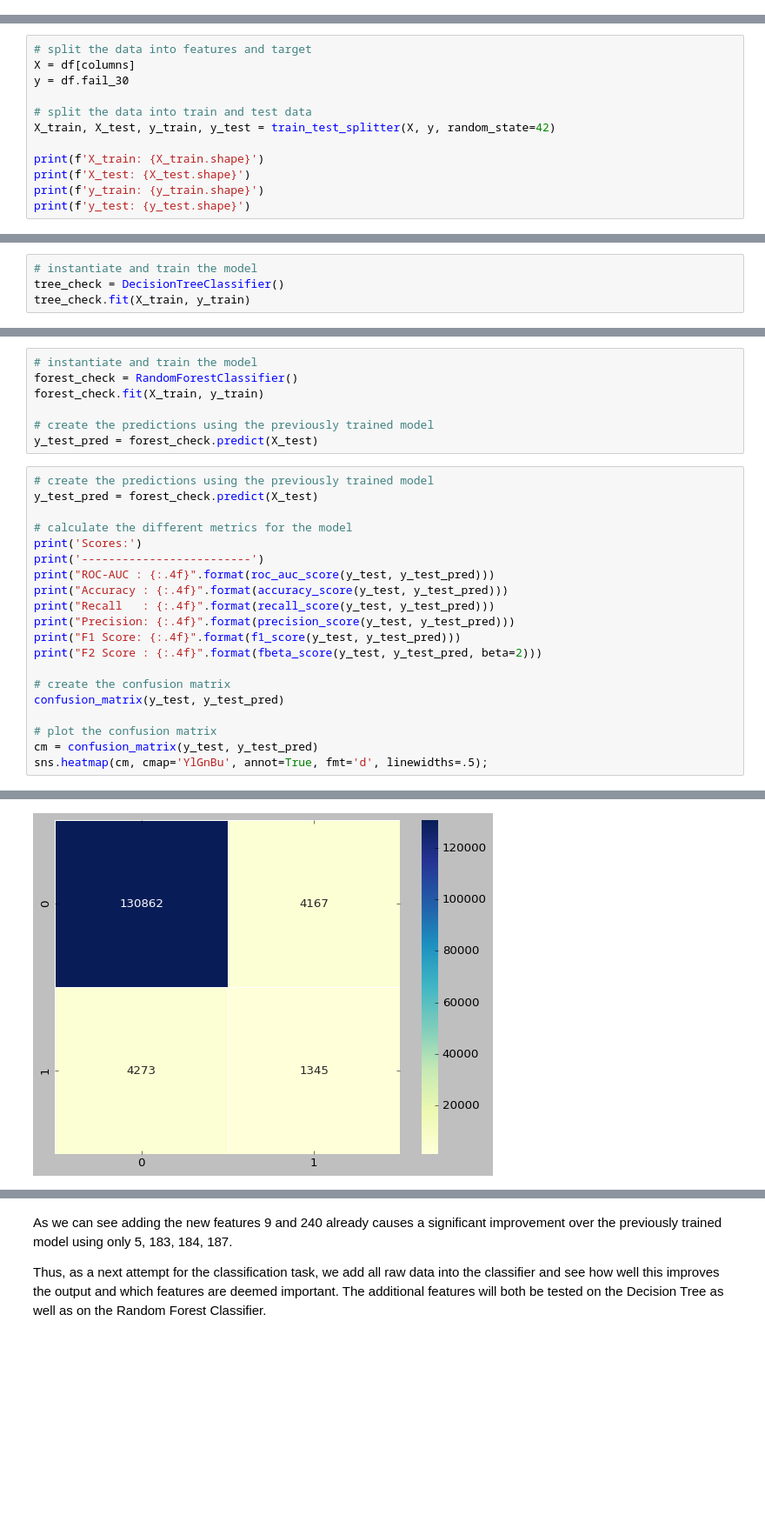
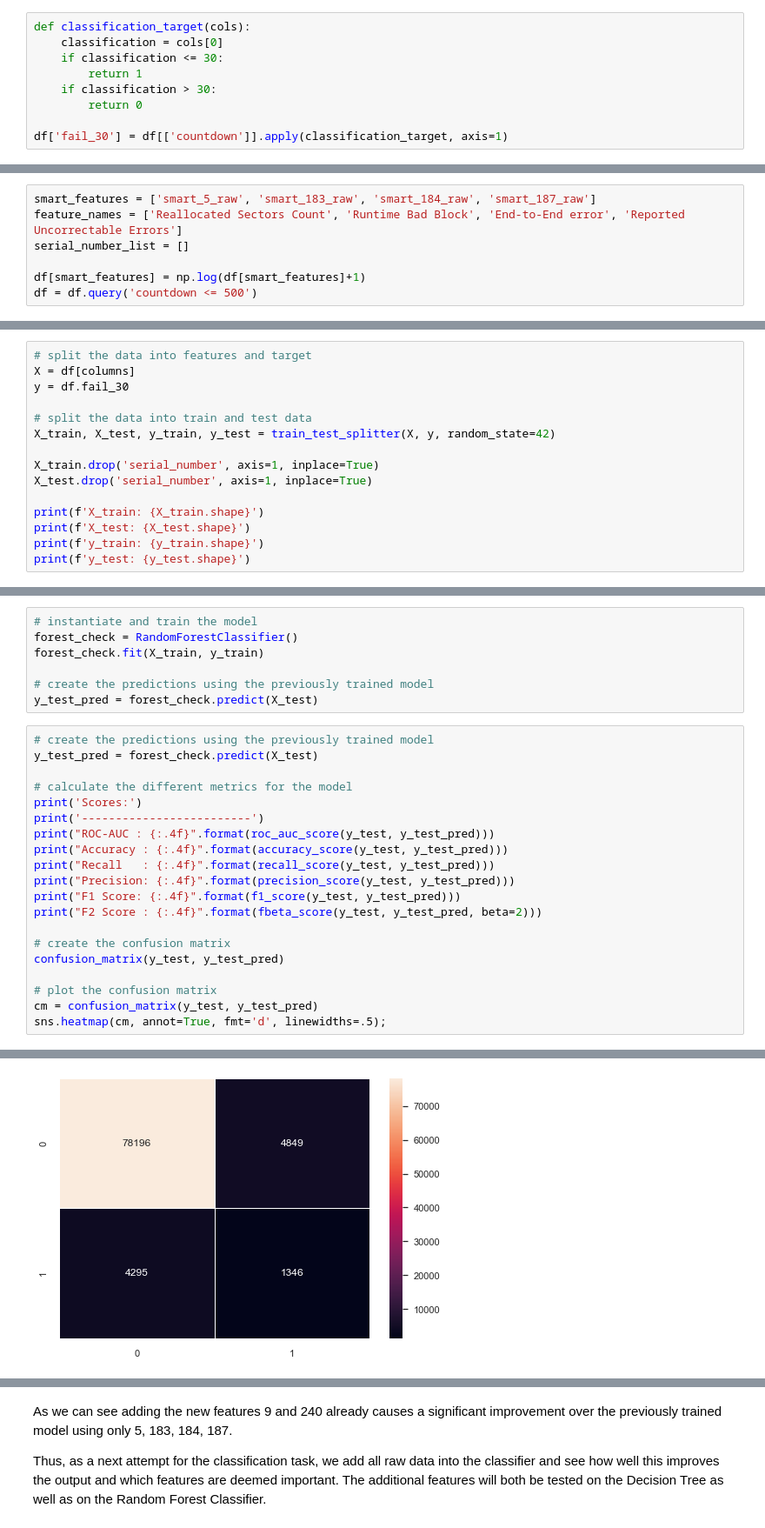
Before and after one commit to wcmphysics/DataScienceBootcamp-Capstone, a Jupyter notebook: notebooks/daniela_modelling.ipynb, the cells around one changed output, grey strips where cells are left out. Shown at 87% size. Drawn from its saved outputs; the diff is of its cells as text; blank space fills up the shorter version.

```diff
--- a/notebooks/daniela_modelling.ipynb
+++ b/notebooks/daniela_modelling.ipynb
@@ -65,3 +68,12 @@ df.shape
+# %%
+def classification_target(cols):
+    classification = cols[0]
+    if classification <= 30:
+        return 1
+    if classification > 30:
+        return 0
+
+df['fail_30'] = df[['countdown']].apply(classification_target, axis=1)
 # %% [markdown]
 ## Baseline Model
 
@@ -120,0 +133,7 @@ for num, feat in enumerate(columns):
+# %%
+smart_features = ['smart_5_raw', 'smart_183_raw', 'smart_184_raw', 'smart_187_raw']
+feature_names = ['Reallocated Sectors Count', 'Runtime Bad Block', 'End-to-End error', 'Reported Uncorrectable Errors']
+serial_number_list = []
+
+df[smart_features] = np.log(df[smart_features]+1)
+df = df.query('countdown <= 500')
@@ -626,6 +680,9 @@ y = df.fail_30
 # split the data into train and test data
 X_train, X_test, y_train, y_test = train_test_splitter(X, y, random_state=42)
 
+X_train.drop('serial_number', axis=1, inplace=True)
+X_test.drop('serial_number', axis=1, inplace=True)
+
 print(f'X_train: {X_train.shape}')
 print(f'X_test: {X_test.shape}')
 print(f'y_train: {y_train.shape}')
@@ -640,4 +694,0 @@ y_test: (140647,)
-# %%
-# instantiate and train the model
-tree_check = DecisionTreeClassifier()
-tree_check.fit(X_train, y_train)
@@ -724,7 +722,7 @@ confusion_matrix(y_test, y_test_pred)
 
 # plot the confusion matrix
 cm = confusion_matrix(y_test, y_test_pred)
-sns.heatmap(cm, cmap='YlGnBu', annot=True, fmt='d', linewidths=.5);
+sns.heatmap(cm, annot=True, fmt='d', linewidths=.5);
 # %% [output]
 Scores:
 -------------------------
@@ -737 +735 @@ F2 Score : 0.2403
-[figure, old version]
+[figure, new version]
```
Also changed, not shown: parts of 98 cells of this notebook, 1 other file.
